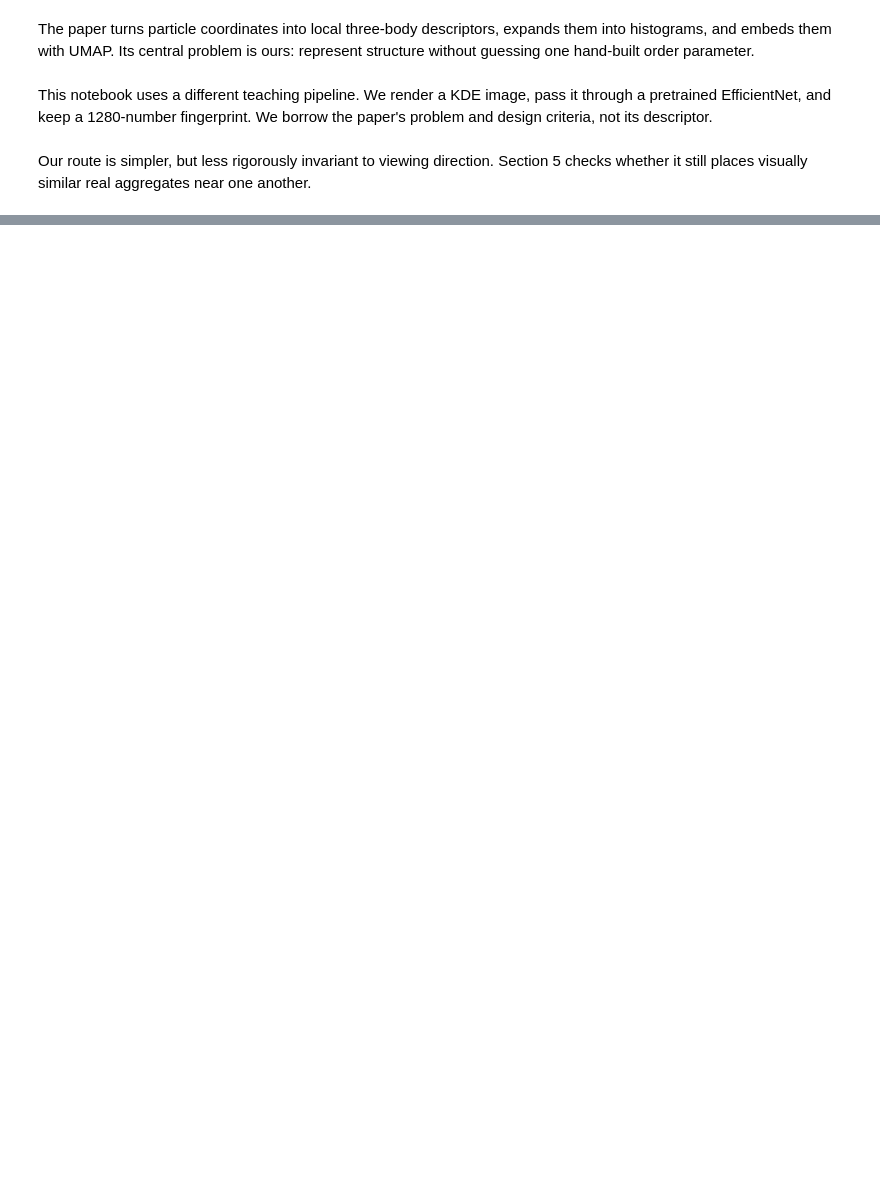
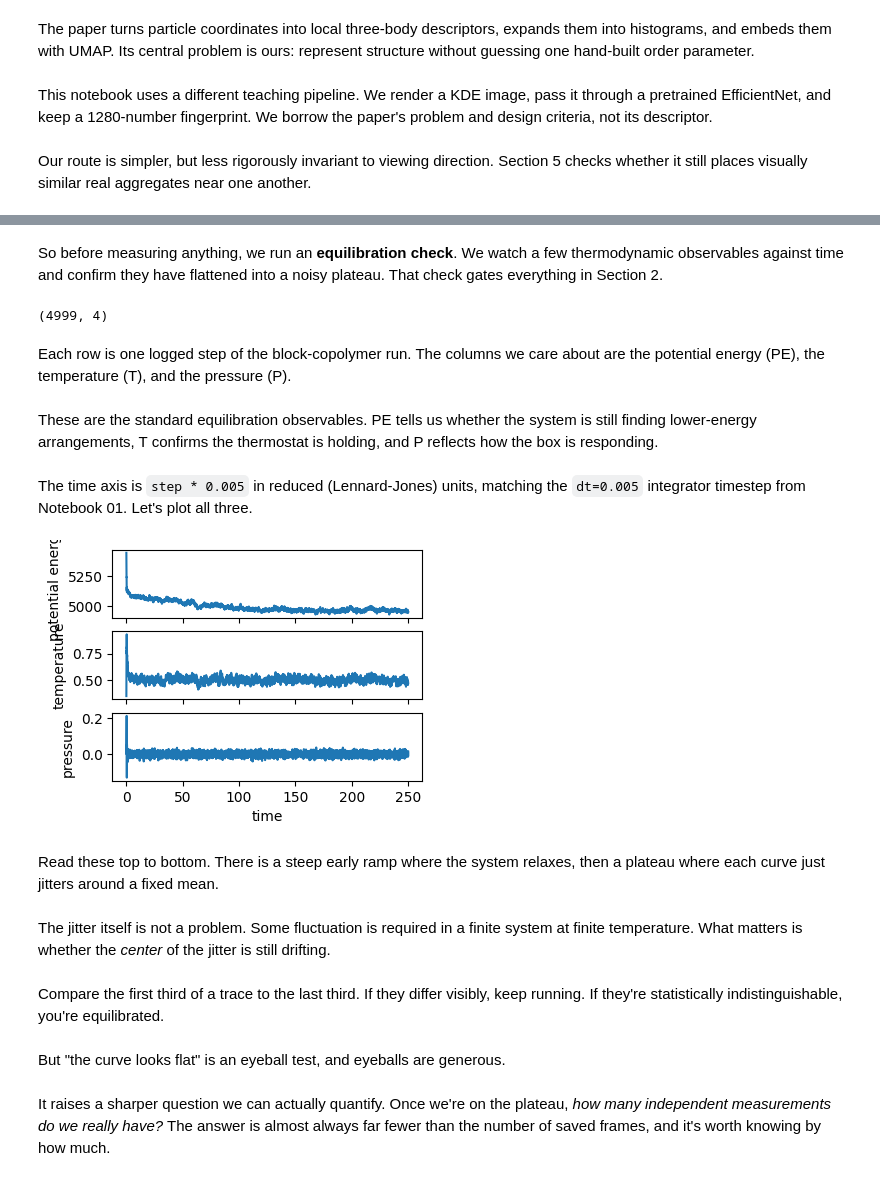
Before and after one commit to huangfrederick/generative-copolymer-workshop, a Jupyter notebook: day1/03_feature_extraction.ipynb, the cells around one changed output, grey strips where cells are left out. Saved outputs shown, nothing was run; the diff lists cells and outputs as text; code cells hidden in the pictures; blank space fills up the shorter version.

Commit message:
Publish workshop notebooks (snapshot of build@2aa3ba2, 2026-08-07)

```diff
--- a/day1/03_feature_extraction.ipynb
+++ b/day1/03_feature_extraction.ipynb
@@ -48,0 +718,53 @@ The complete notebook, with its code and exercises, will be posted before the wo
+# %% [markdown]
+So before measuring anything, we run an **equilibration check**.
+We watch a few thermodynamic observables against time and confirm they have flattened into a noisy plateau.
+That check gates everything in Section 2.
+# %%
+# Load the run log and look at it before plotting.
+# Columns are: step, pressure, temperature, potential energy
+log = np.loadtxt("block_copolymer.log", skiprows=1)
+print(log.shape)
+# %% [output]
+(4999, 4)
+# %% [markdown]
+Each row is one logged step of the block-copolymer run.
+The columns we care about are the potential energy (PE), the temperature (T), and the pressure (P).
+# %% [markdown]
+These are the standard equilibration observables.
+PE tells us whether the system is still finding lower-energy arrangements, T confirms the thermostat is holding, and P reflects how the box is responding.
+# %% [markdown]
+The time axis is `step * 0.005` in reduced (Lennard-Jones) units, matching the `dt=0.005` integrator timestep from Notebook 01.
+Let's plot all three.
+# %%
+# Check thermodynamic quantities
+fig, ax = plt.subplots(3, 1, figsize=(4, 3),sharex=True)
+data = np.loadtxt("block_copolymer.log", skiprows=1)
+ax[0].plot(data[:, 0]*0.005, data[:, 3])
+ax[0].set_ylabel("potential energy")
+
+ax[1].plot(data[:, 0]*0.005, data[:, 2])
+ax[1].set_ylabel("temperature")
+
+ax[2].plot(data[:, 0]*0.005, data[:, 1])
+ax[2].set_ylabel("pressure")
+ax[2].set_xlabel("time")
+plt.show()
+# %% [output]
+[figure, added]
+# %% [markdown]
+Read these top to bottom.
+There is a steep early ramp where the system relaxes, then a plateau where each curve just jitters around a fixed mean.
+# %% [markdown]
+The jitter itself is not a problem.
+Some fluctuation is required in a finite system at finite temperature.
+What matters is whether the *center* of the jitter is still drifting.
+# %% [markdown]
+Compare the first third of a trace to the last third.
+If they differ visibly, keep running.
+If they're statistically indistinguishable, you're equilibrated.
+# %% [markdown]
+But "the curve looks flat" is an eyeball test, and eyeballs are generous.
+# %% [markdown]
+It raises a sharper question we can actually quantify.
+Once we're on the plateau, *how many independent measurements do we really have?*
+The answer is almost always far fewer than the number of saved frames, and it's worth knowing by how much.
```
Also changed, not shown: parts of 202 cells of this notebook, 10 other files.
